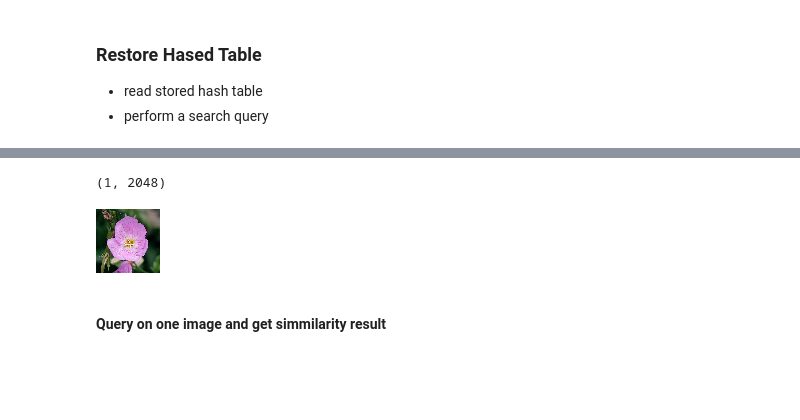
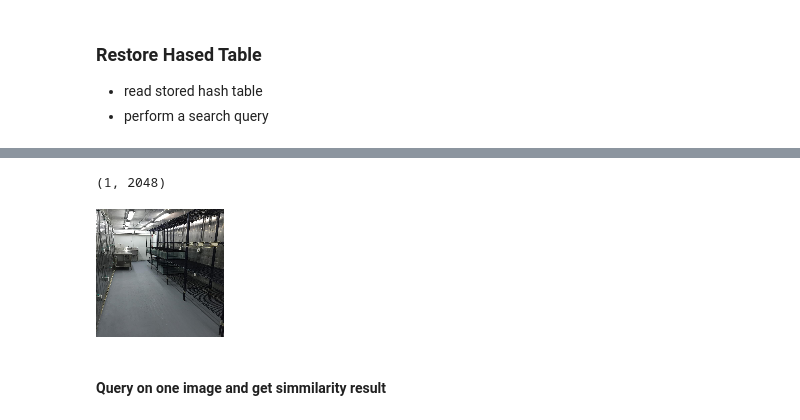
Before and after one commit to singnet/image-retrieval-service, a Jupyter notebook: storeLSH.ipynb, the cells around one changed output, grey strips where cells are left out. Cells and saved outputs as stored; diff of their text form; code cells hidden in the pictures; blank space fills up the shorter version.

```diff
--- a/storeLSH.ipynb
+++ b/storeLSH.ipynb
@@ -87,19 +106,21 @@ Wall time: 2.02 s
 # %%
+
+pic_one1 = Image.open("./data/challenge2018/78007aed6de42d1c.jpg")
 
 # image to test query
 pic_one1_emb = res.getMapping(pic_one1)
 pic_one1_emb = pic_one1_emb.view(-1,2048)
 pic_one1_emb = pic_one1_emb.numpy()
 
 print(pic_one1_emb.shape)
 
 
 query = pic_one1_emb[0]
 
-display(pic_one1.resize((64,64)))
+display(pic_one1.resize((128,128)))
 # %% [output]
 (1, 2048)
-[figure, old version]
+[figure, new version]
 # %% [markdown]
 #### Query on one image and get simmilarity result
 # %%
```
Also changed, not shown: parts of 5 cells of this notebook.
